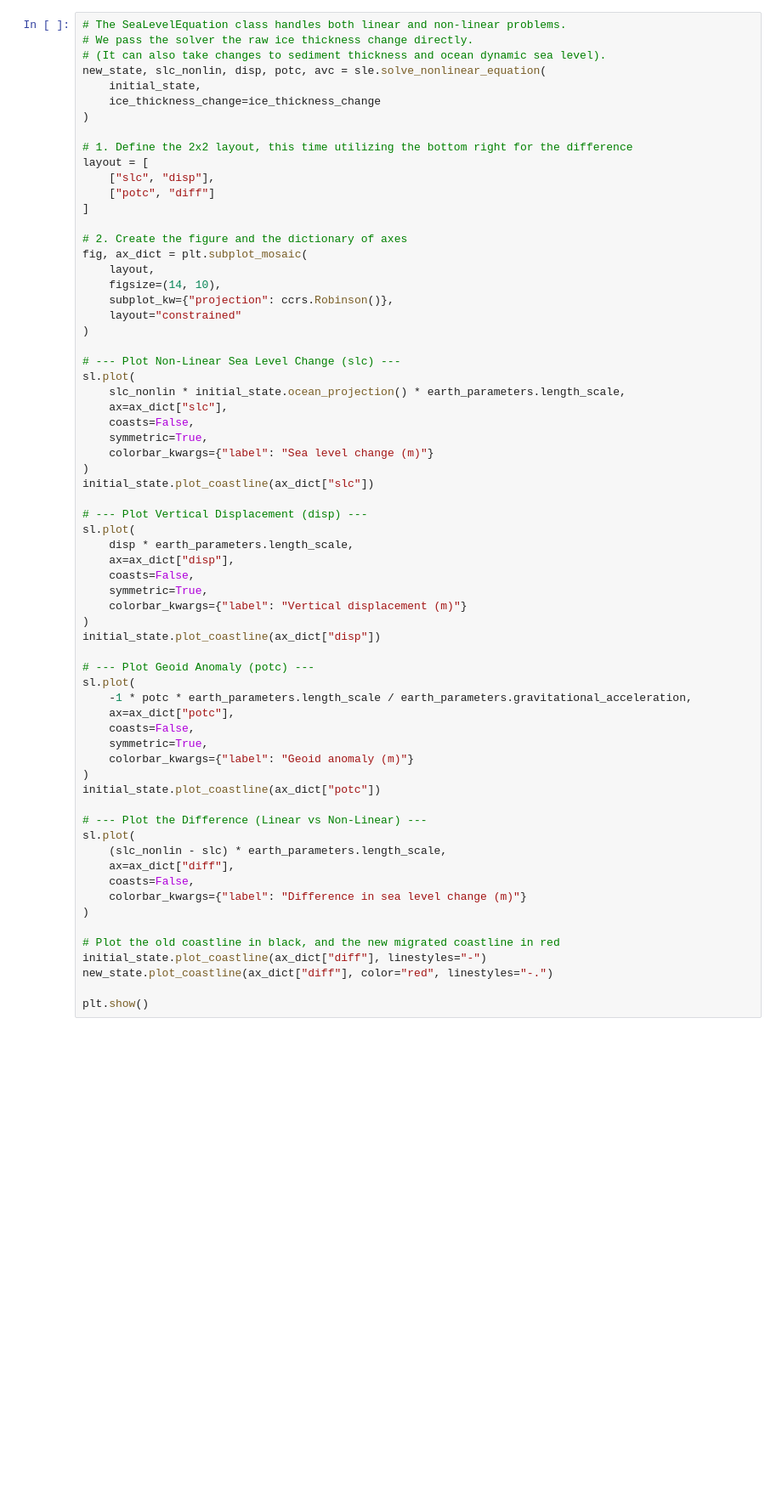
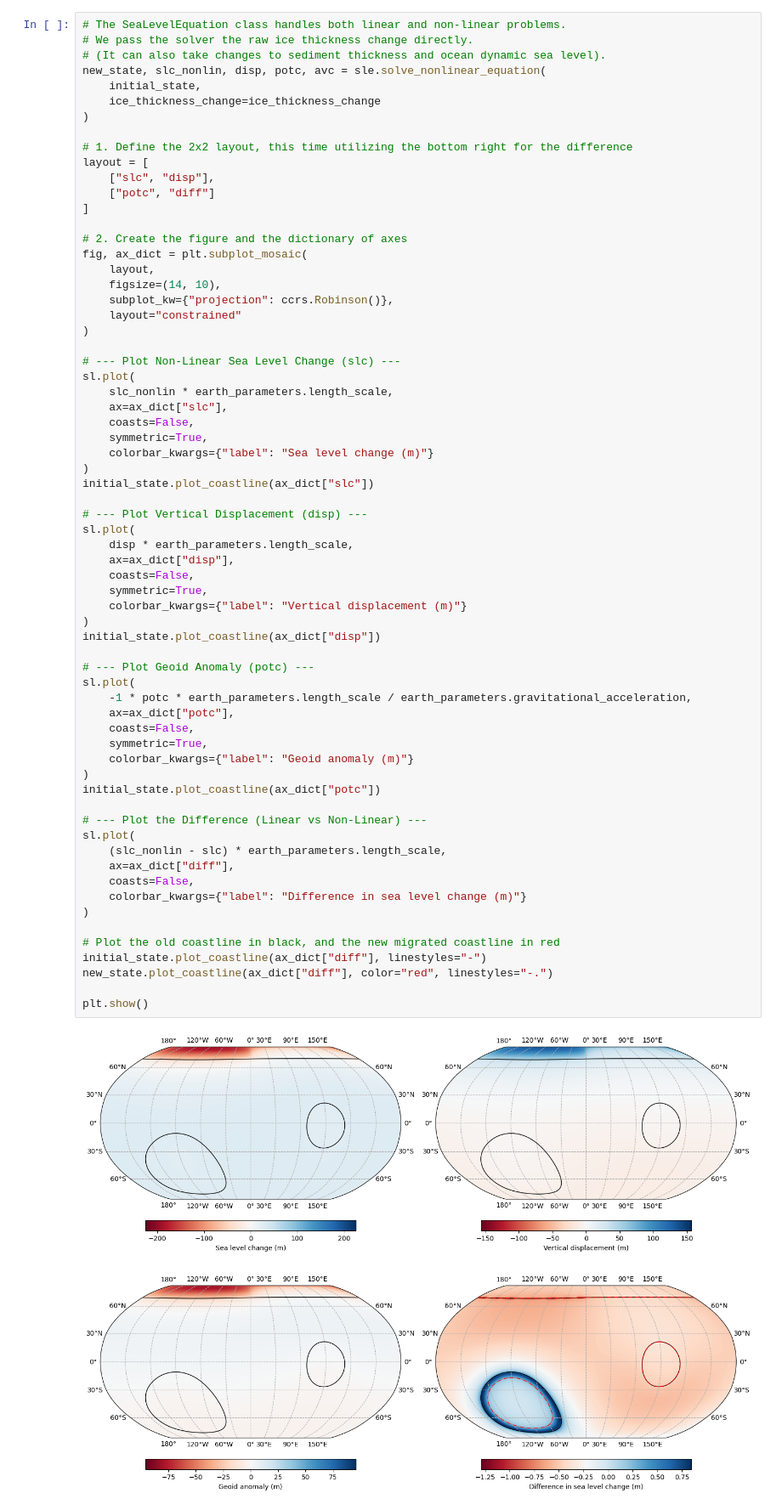
Before and after one commit to da380/pyslfp, a Jupyter notebook: docs/source/tutorials/tutorial2.ipynb, the cells around one changed output. Shown at 85% size. Drawn from its saved outputs; the diff is of its cells as text; blank space fills up the shorter version.

```diff
--- a/docs/source/tutorials/tutorial2.ipynb
+++ b/docs/source/tutorials/tutorial2.ipynb
@@ -217,7 +227,7 @@ fig, ax_dict = plt.subplot_mosaic(
 
 # --- Plot Non-Linear Sea Level Change (slc) ---
 sl.plot(
-    slc_nonlin * initial_state.ocean_projection() * earth_parameters.length_scale,
+    slc_nonlin * earth_parameters.length_scale,
     ax=ax_dict["slc"],
     coasts=False,
     symmetric=True,
@@ -231,33 +241,35 @@ sl.plot(
     ax=ax_dict["disp"],
     coasts=False,
     symmetric=True,
     colorbar_kwargs={"label": "Vertical displacement (m)"}
 )
 initial_state.plot_coastline(ax_dict["disp"])
 
 # --- Plot Geoid Anomaly (potc) ---
 sl.plot(
     -1 * potc * earth_parameters.length_scale / earth_parameters.gravitational_acceleration,
     ax=ax_dict["potc"],
     coasts=False,
     symmetric=True,
     colorbar_kwargs={"label": "Geoid anomaly (m)"}
 )
 initial_state.plot_coastline(ax_dict["potc"])
 
 # --- Plot the Difference (Linear vs Non-Linear) ---
 sl.plot(
     (slc_nonlin - slc) * earth_parameters.length_scale,
     ax=ax_dict["diff"],
     coasts=False,
     colorbar_kwargs={"label": "Difference in sea level change (m)"}
 )
 
 # Plot the old coastline in black, and the new migrated coastline in red
 initial_state.plot_coastline(ax_dict["diff"], linestyles="-")
 new_state.plot_coastline(ax_dict["diff"], color="red", linestyles="-.")
 
 plt.show()
+# %% [output]
+[figure, added]
 # %% [markdown]
 ### Conclusion
 
```
Also changed, not shown: parts of 3 cells of this notebook, 17 other files.
